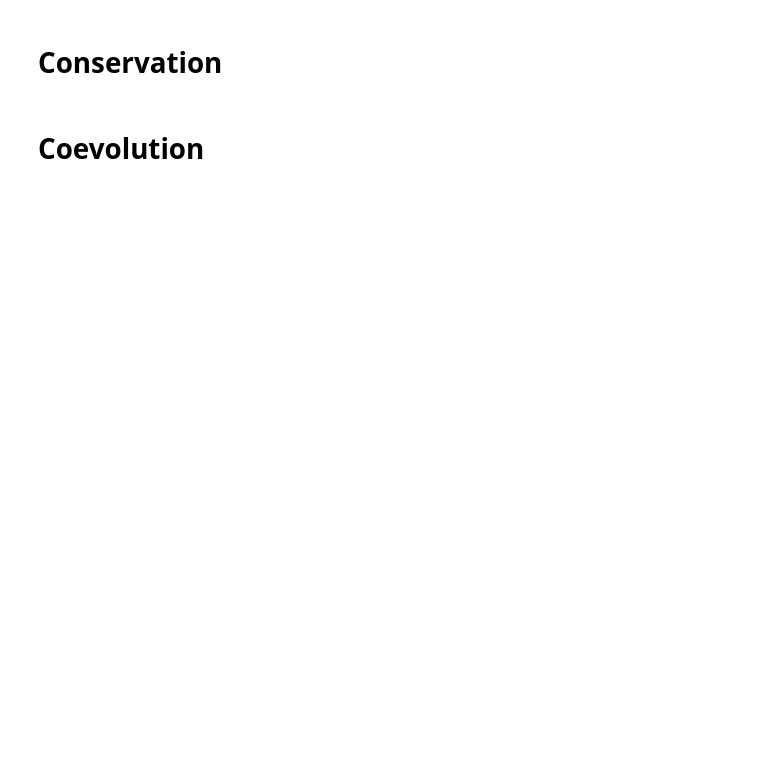
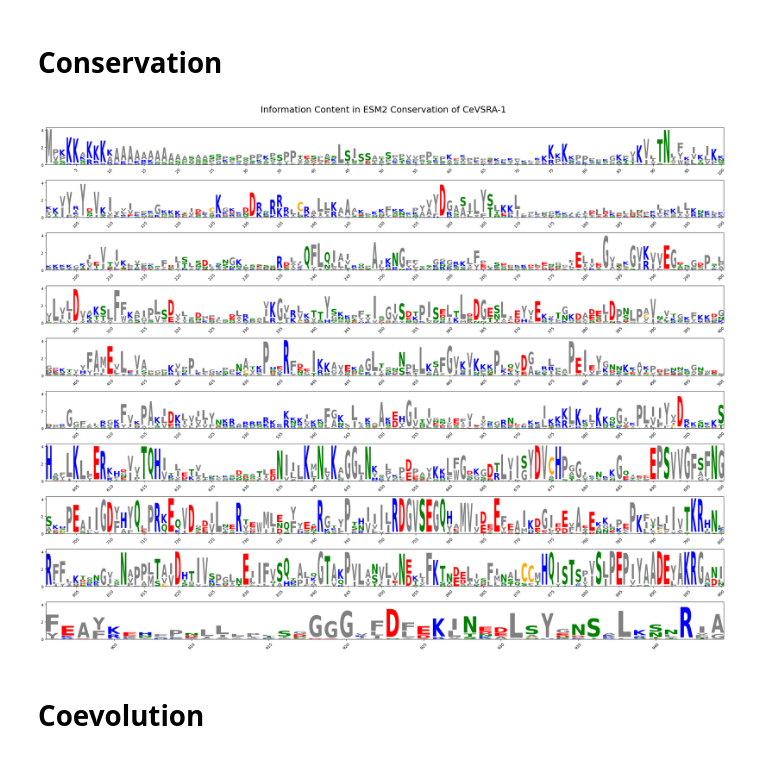
Before and after one commit to MasayukiNagai/ArgonauteAnalysis, a Jupyter notebook: plot_esm2.ipynb, the cells around one changed output. Saved outputs shown, nothing was run; the diff lists cells and outputs as text; code cells hidden in the pictures; blank space fills up the shorter version.

```diff
--- a/plot_esm2.ipynb
+++ b/plot_esm2.ipynb
@@ -3,6 +3,7 @@ import numpy as np
 import pandas as pd
 import matplotlib.pyplot as plt
 import gzip
+from Bio import SeqIO
 
 import bokeh.plotting
 from bokeh.models import BasicTicker, PrintfTickFormatter
@@ -16,4 +17,7 @@ bwr_r = [to_hex(cmap(i)) for i in np.linspace(0, 1, 256)]
 cmap = plt.colormaps["gray_r"]
 gray = [to_hex(cmap(i)) for i in np.linspace(0, 1, 256)]
 palette = viridis(256)
+
+AA_ALPHABETS = "ACDEFGHIKLMNPQRSTVWY-"
+from pssm_analysis import calc_information_content, plot_logomaker
 # %%
@@ -28,13 +27,14 @@ model = '3B'
 # %% [markdown]
 # Conservation
 # %%
-esm2_conservation_path = f'/home/moon/projects/AgoAnalysis/esm2/{name}_conservation_esm2_{model}.csv.gz'
+esm2_conservation_path = f'/home/moon/projects/AgoAnalysis/esm2/{name}/{name}_conservation_{model}.csv.gz'
 
 with gzip.open(esm2_conservation_path, 'rt') as f:
     esm2_df = pd.read_csv(f, sep=',', index_col=0)
 
 esm2_pivot_df = esm2_df.pivot(index='Position', columns='Amino Acid', values='Probability')
 esm2_pivot_df.reset_index(drop=True, inplace=True)
+esm2_pivot_df.index = esm2_pivot_df.index + 1  # Convert from 0-index to 1-index
 
 background_dict = {aa: 1/20 for aa in AA_ALPHABETS}
 esm2_ic_df = calc_information_content(esm2_pivot_df, background_dict)
@@ -45,9 +45,11 @@ plt.savefig(f'/home/moon/projects/AgoAnalysis/esm2/{name}.esm2_{model}.pssm_logo
 plt.show()
 # %%
 title = f'Information Content in ESM2 Conservation of {name}'
-plot_logomaker(esm2_ic_df.iloc[:, 0:20], title=title)
-plt.savefig(f'/home/moon/projects/AgoAnalysis/esm2/{name}.esm2_{model}.info_logo.png')
+plot_logomaker(esm2_ic_df.iloc[:, 0:20], title=title, color_name='charge')
+plt.savefig(f'/home/moon/projects/AgoAnalysis/esm2/{name}/{name}.{model}.info_logo.pdf')
 plt.show()
+# %% [output]
+[figure, added]
 # %% [markdown]
 # Coevolution
 # %%
```
Also changed, not shown: parts of 5 cells of this notebook.
